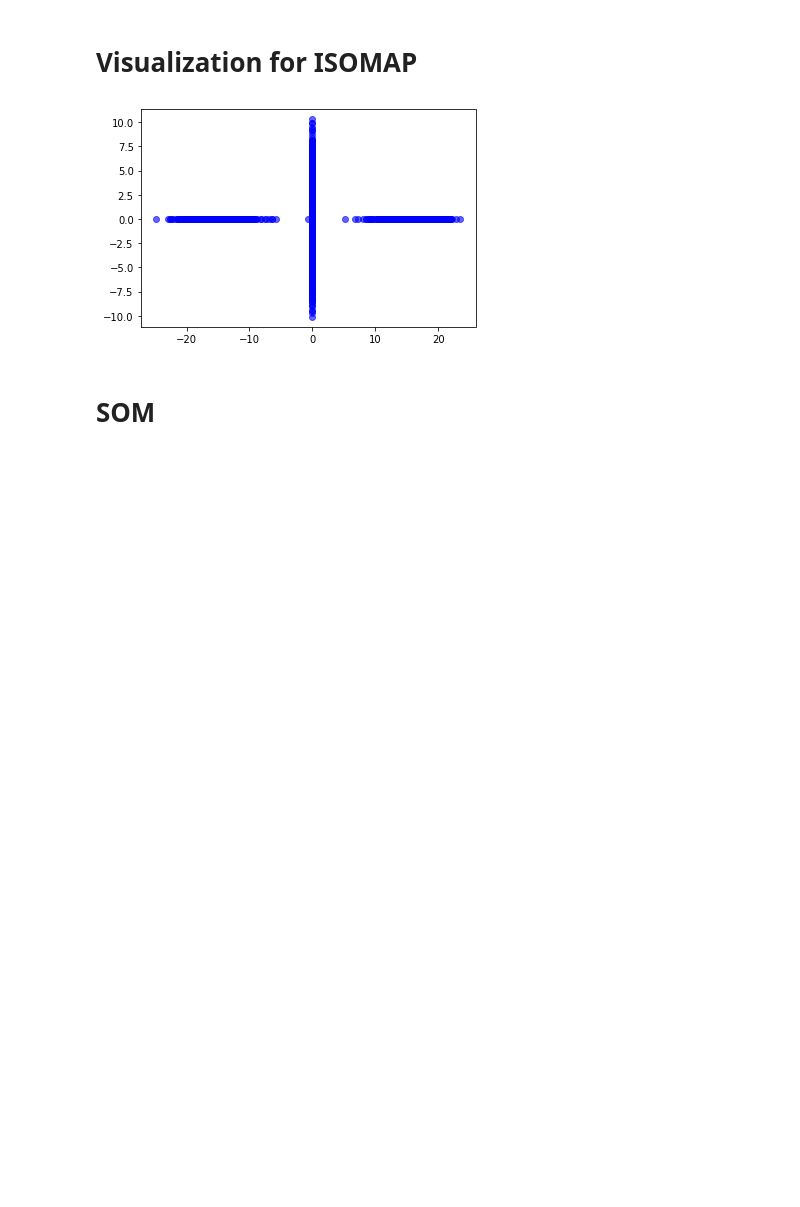
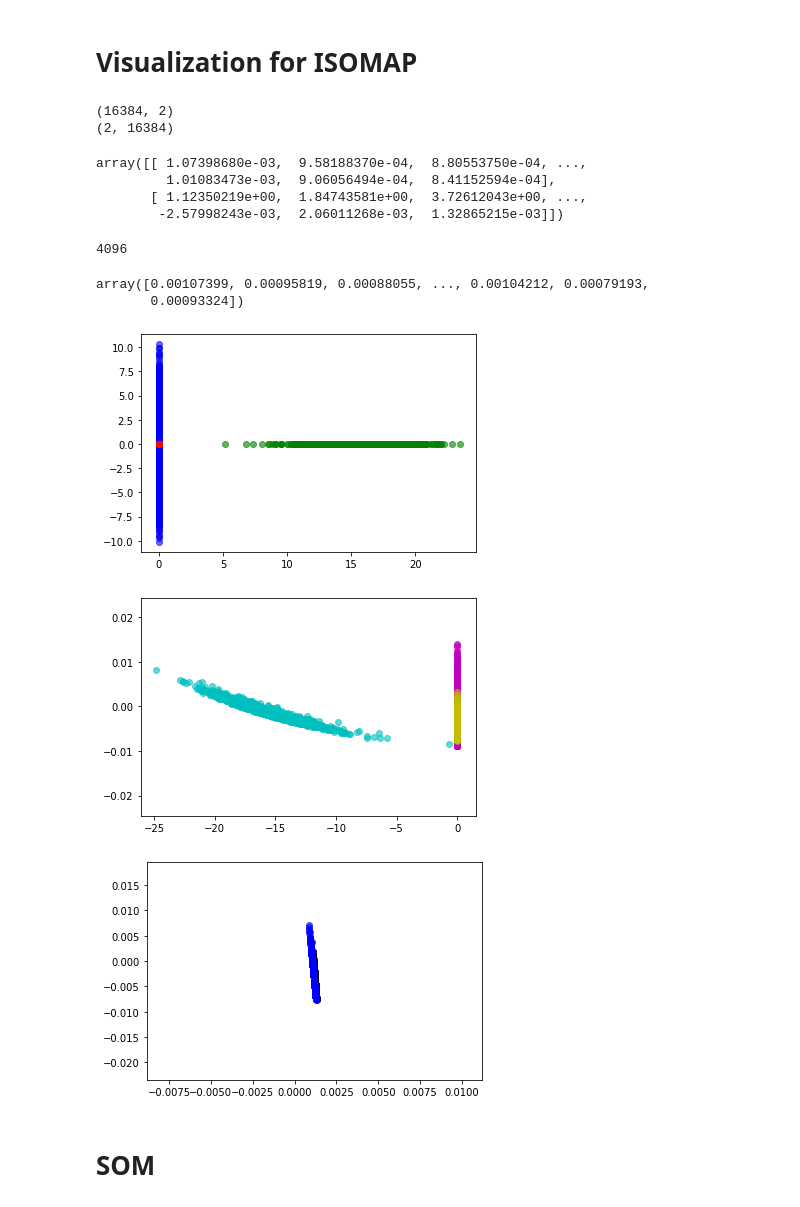
Before and after one commit to RcVan/SOM_simulation, a Jupyter notebook: ClusterCompare_8class.ipynb, the cells around one changed output. Drawn from its saved outputs; the diff is of its cells as text; code cells hidden in the pictures; blank space fills up the shorter version.

```diff
--- a/ClusterCompare_8class.ipynb
+++ b/ClusterCompare_8class.ipynb
@@ -85,12 +57,59 @@ array([[ 1.07398680e-03,  9.58188370e-04,  8.80553750e-04, ...,
 # %%
 import matplotlib
 import matplotlib.pyplot as plt
-# %%
-# after ISOMAP
-plt.scatter(reformed[0], reformed[1], c='b', alpha=0.6)
-plt.show()
-# %% [output]
-[figure, removed]
+# %%
+# reshape for visualization
+
+X_reshaped = X_transformed.transpose()
+
+print(X_transformed.shape)
+print(X_reshaped.shape)
+# %% [output]
+(16384, 2)
+(2, 16384)
+# %%
+X_reshaped
+# %% [output]
+array([[ 1.07398680e-03,  9.58188370e-04,  8.80553750e-04, ...,
+         1.01083473e-03,  9.06056494e-04,  8.41152594e-04],
+       [ 1.12350219e+00,  1.84743581e+00,  3.72612043e+00, ...,
+        -2.57998243e-03,  2.06011268e-03,  1.32865215e-03]])
+# %%
+# get index for label
+label_index = []
+for i in range(1,9):
+    index = class_label[class_label[0] == i]
+    label_index.append(list(index.index))
+
+print(len(label_index[0]))
+# %% [output]
+4096
+# %%
+X_reshaped[0][label_index[0]]
+# %% [output]
+array([0.00107399, 0.00095819, 0.00088055, ..., 0.00104212, 0.00079193,
+       0.00093324])
+# %%
+# after ISOMAP
+d = X_reshaped
+colors = ['b', 'g','r','c','m','y','k', 'b']
+
+# plt.subplots(3, 1, sharex=True, sharey=True)
+for i in range(3):
+    plt.scatter(d[0][label_index[i]], d[1][label_index[i]], c=colors[i], alpha=0.6)
+plt.show()
+
+for i in range(3,6):
+    plt.scatter(d[0][label_index[i]], d[1][label_index[i]], c=colors[i], alpha=0.6)
+plt.show()
+
+for i in range(6,8):
+    plt.scatter(d[0][label_index[i]], d[1][label_index[i]], c=colors[i], alpha=0.6)
+plt.show()
+# %% [output]
+[figure, added]
+[figure, added]
+[figure, added]
 # %% [markdown]
 # SOM
 # %%
```
Also changed, not shown: parts of 8 cells of this notebook.
